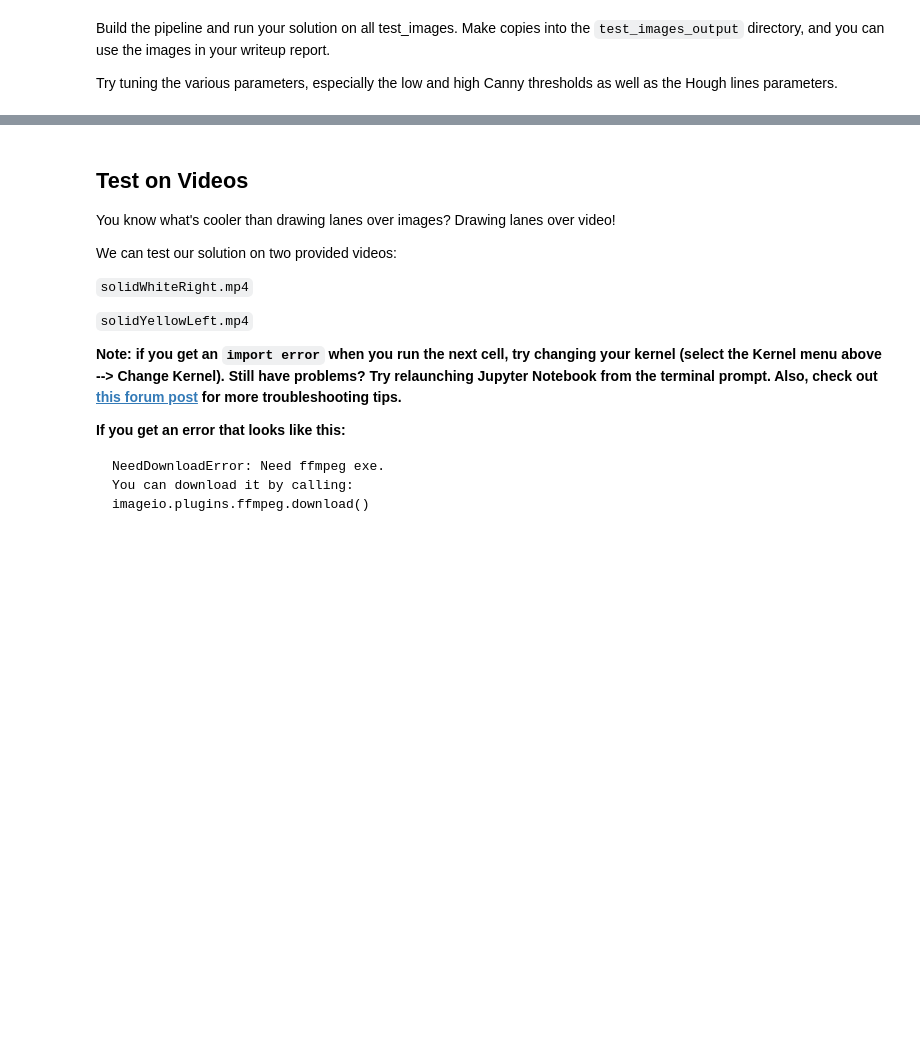
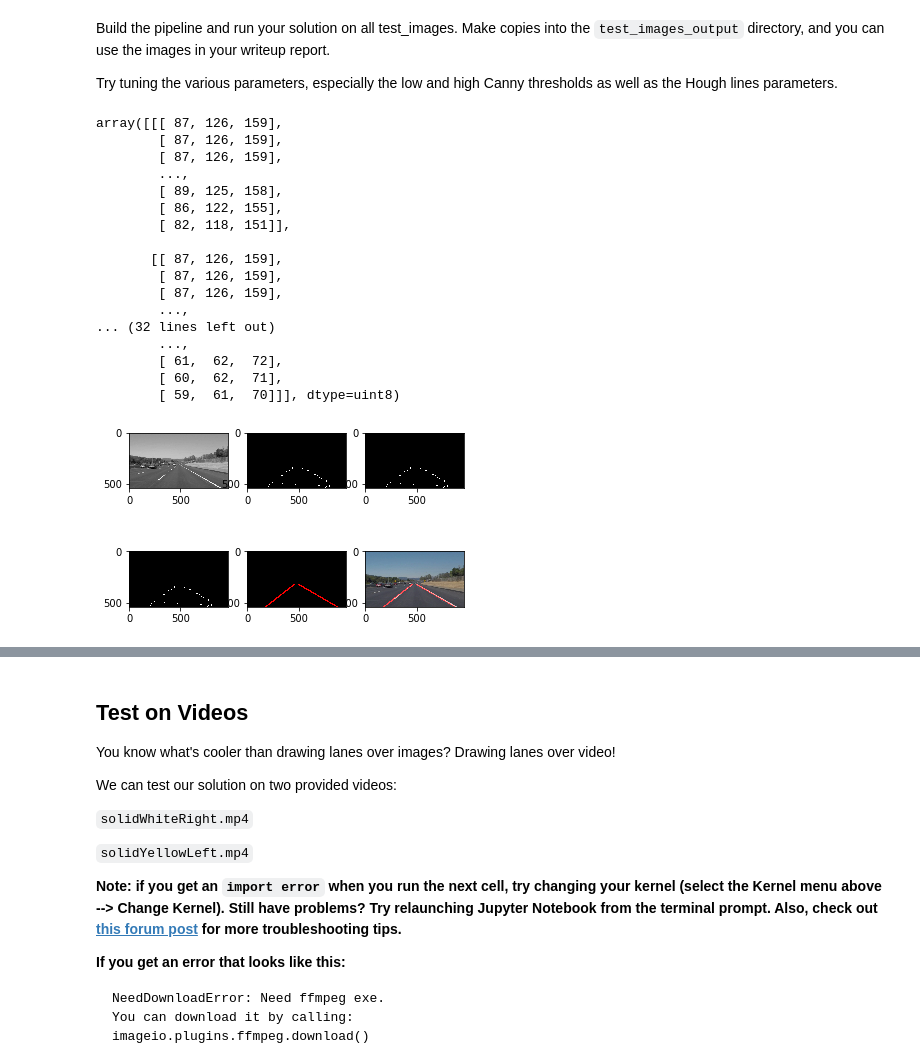
Before and after one commit to hyo009/CarND-LaneLines-P1, a Jupyter notebook: P1.ipynb, the cells around one changed output, grey strips where cells are left out. Cells and saved outputs as stored; diff of their text form; code cells hidden in the pictures; blank space fills up the shorter version.

```diff
--- a/P1.ipynb
+++ b/P1.ipynb
@@ -184,3 +248,6 @@ Try tuning the various parameters, especially the low and high Canny thresholds
 # %%
 # TODO: Build your pipeline that will draw lane lines on the test_images
 # then save them to the test_images directory.
+# %%
+# Read and save test images to array
+test_images = [mpimg.imread('test_images/' + i) for i in os.listdir('test_images/')]
@@ -186,0 +314,21 @@ Try tuning the various parameters, especially the low and high Canny thresholds
+# %%
+draw_lane_lines(test_images[0])
+# %% [output]
+array([[[ 87, 126, 159],
+        [ 87, 126, 159],
+        [ 87, 126, 159],
+        ...,
+        [ 89, 125, 158],
+        [ 86, 122, 155],
+        [ 82, 118, 151]],
+
+       [[ 87, 126, 159],
+        [ 87, 126, 159],
+        [ 87, 126, 159],
+        ...,
+... (32 lines left out)
+        ...,
+        [ 61,  62,  72],
+        [ 60,  62,  71],
+        [ 59,  61,  70]]], dtype=uint8)
+[figure, added]
```
Also changed, not shown: parts of 15 cells of this notebook.
